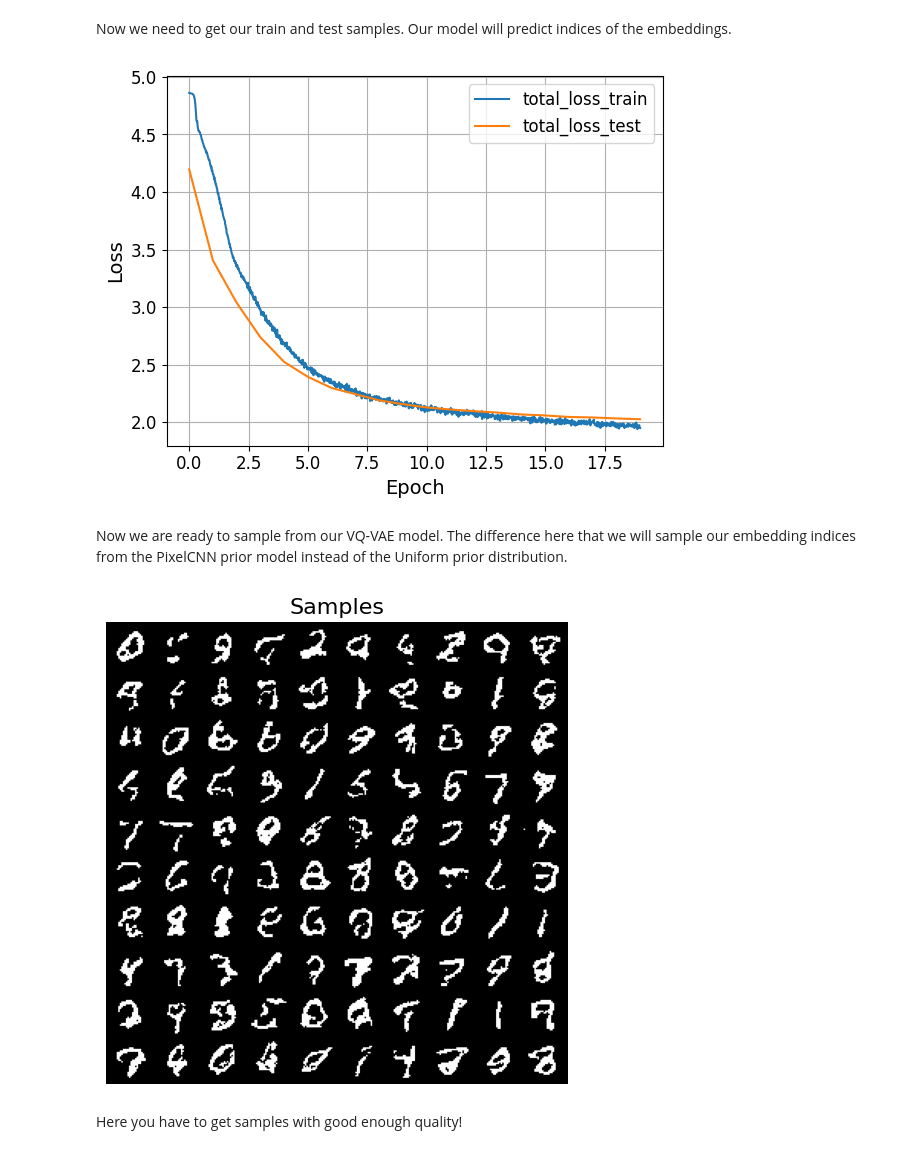
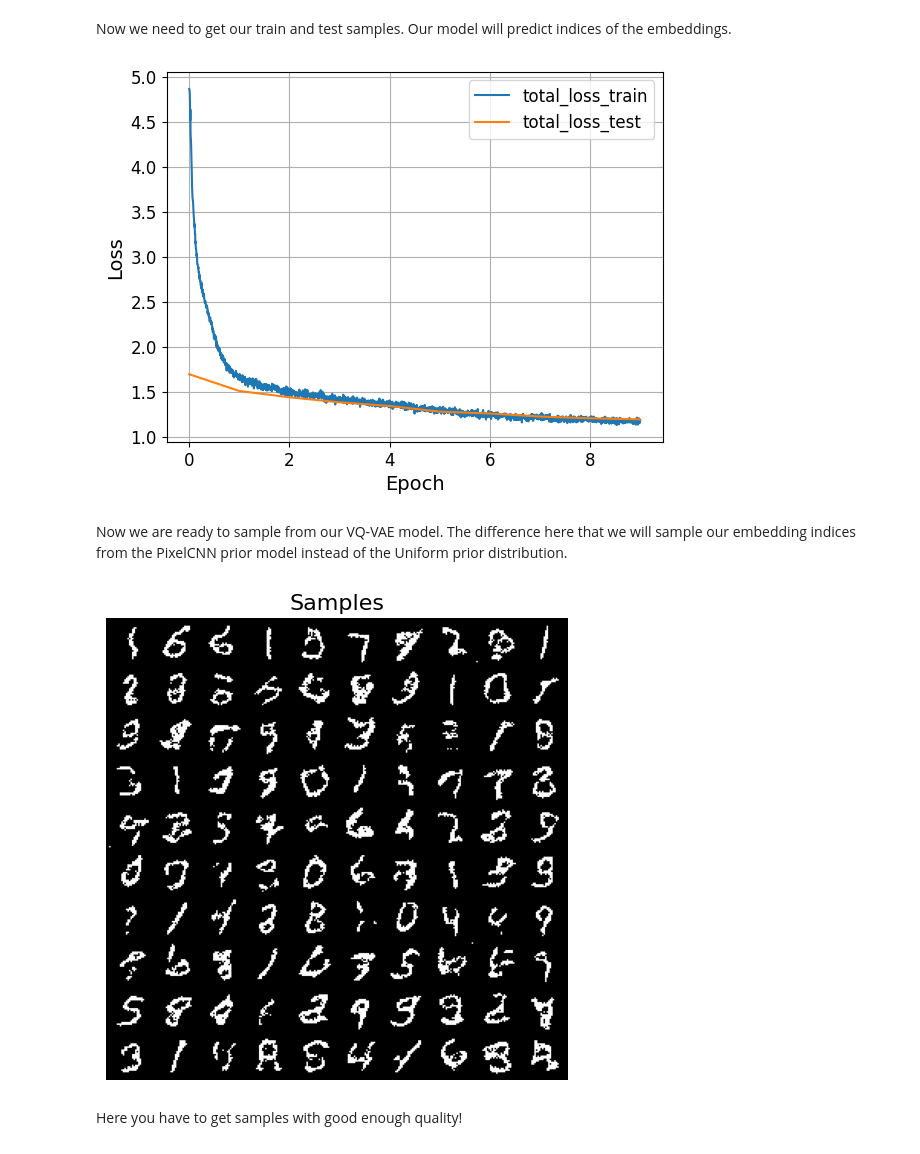
Before and after one commit to ler1223/education-2023-DGM-MIPT-course-, a Jupyter notebook: completedHW/hw4c.ipynb, the cells around one changed output. Saved outputs shown, nothing was run; the diff lists cells and outputs as text; code cells hidden in the pictures.

```diff
--- a/completedHW/hw4c.ipynb
+++ b/completedHW/hw4c.ipynb
@@ -292,8 +318,6 @@ class ConvEncoder(nn.Module):
         self.net = nn.Sequential(
             # 1x28x28 -> 16x14x14
             nn.Conv2d(1, latent_dim, kernel_size=4, stride=2, padding=1),
-            nn.ReLU(),
-            nn.Conv2d(latent_dim, latent_dim, 3, padding=1),
             nn.ReLU(),
             nn.Conv2d(latent_dim, latent_dim, 3, padding=1),
             nn.ReLU(),
@@ -329,6 +353,8 @@ class ConvDecoder(nn.Module):
             nn.ReLU(),
             nn.ConvTranspose2d(latent_dim, latent_dim, 3, padding=1),
             nn.ReLU(),
+            nn.ConvTranspose2d(latent_dim, latent_dim, 3, padding=1),
+            nn.ReLU(),
             # 16x14x14 -> 1x28x28
             nn.ConvTranspose2d(latent_dim, 2, kernel_size=4, stride=2, padding=1)
         )
@@ -478,8 +504,8 @@ Let's train our model!
 # choose these parameters
 BATCH_SIZE = 128  # any adequate value
 EPOCHS = 10      # < 30
-LR = 1e-3          # < 1e-2
-CE_SCALE = 1    # 0.01 < x < 30.0
+LR = 1e-4          # < 1e-2
+CE_SCALE = 0.5    # 0.01 < x < 30.0
 # ====
 
 train_data, test_data = load_dataset("mnist", flatten=False, binarize=True)
@@ -712,36 +738,36 @@ assert test_indices.shape == (10000, 1, *INPUT_SHAPE)
 # %%
 # ====
 # your code
 # choose these parameters by your own
-EPOCHS = 20     # > 5
-BATCH_SIZE = 1024  # any adequate value
-LR = 1e-4          # < 1e-2
-N_LAYERS = 6    # < 10
-N_FILTERS = 256   # < 128
+EPOCHS = 10     # > 5
+BATCH_SIZE = 256  # any adequate value
+LR = 1e-3          # < 1e-2
+N_LAYERS = 4    # < 10
+N_FILTERS = 128   # < 128
 # ====
 
 prior_model = PixelCNN(
     input_shape=INPUT_SHAPE, n_filters=N_FILTERS, kernel_size=5, n_layers=N_LAYERS
 )
 
 train_loader = data.DataLoader(train_indices, batch_size=BATCH_SIZE, shuffle=True)
 test_loader = data.DataLoader(test_indices, batch_size=BATCH_SIZE)
 train_losses, test_losses = train_model(
     prior_model,
     train_loader,
     test_loader,
     epochs=EPOCHS,
     lr=LR,
     use_tqdm=True,
     use_cuda=USE_CUDA,
 )
 plot_training_curves(train_losses, test_losses)
 # %% [output]
-[figure, old version]
+[figure, new version]
 # %% [markdown]
 Now we are ready to sample from our VQ-VAE model. The difference here that we will sample our embedding indices from the PixelCNN prior model instead of the Uniform prior distribution.
 # %%
-N_SAMPLES = 100
+ N_SAMPLES = 100
 indices = prior_model.sample(N_SAMPLES).squeeze(1)
 quantized = model.vq_layer.get_quantized(torch.Tensor(indices).int().cuda())
 logits = model.decoder(quantized)
@@ -750,7 +776,7 @@ samples = model.sample_from_logits(logits.detach())
 samples = samples.astype("float32")
 show_samples(samples, title="Samples")
 # %% [output]
-[figure, old version]
+[figure, new version]
 # %% [markdown]
 Here you have to get samples with good enough quality!
 # %% [markdown]
```
Also changed, not shown: parts of 13 cells of this notebook, 2 other files.
